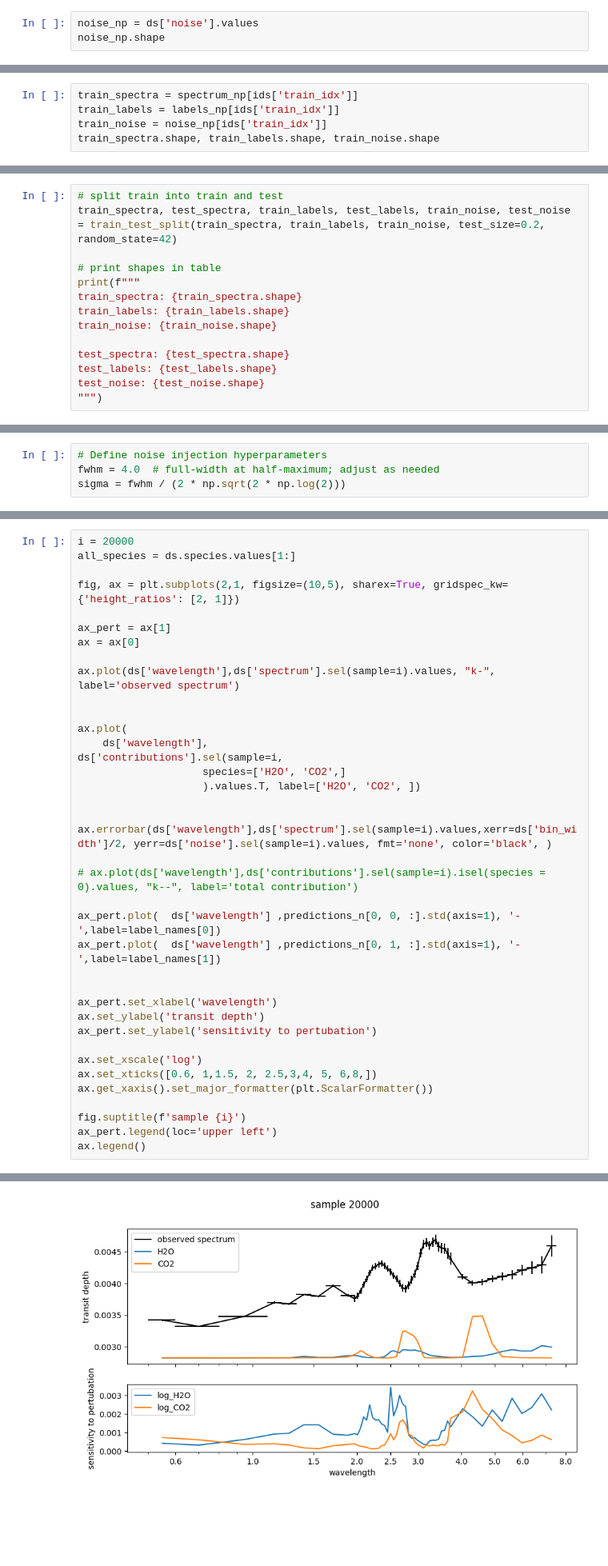
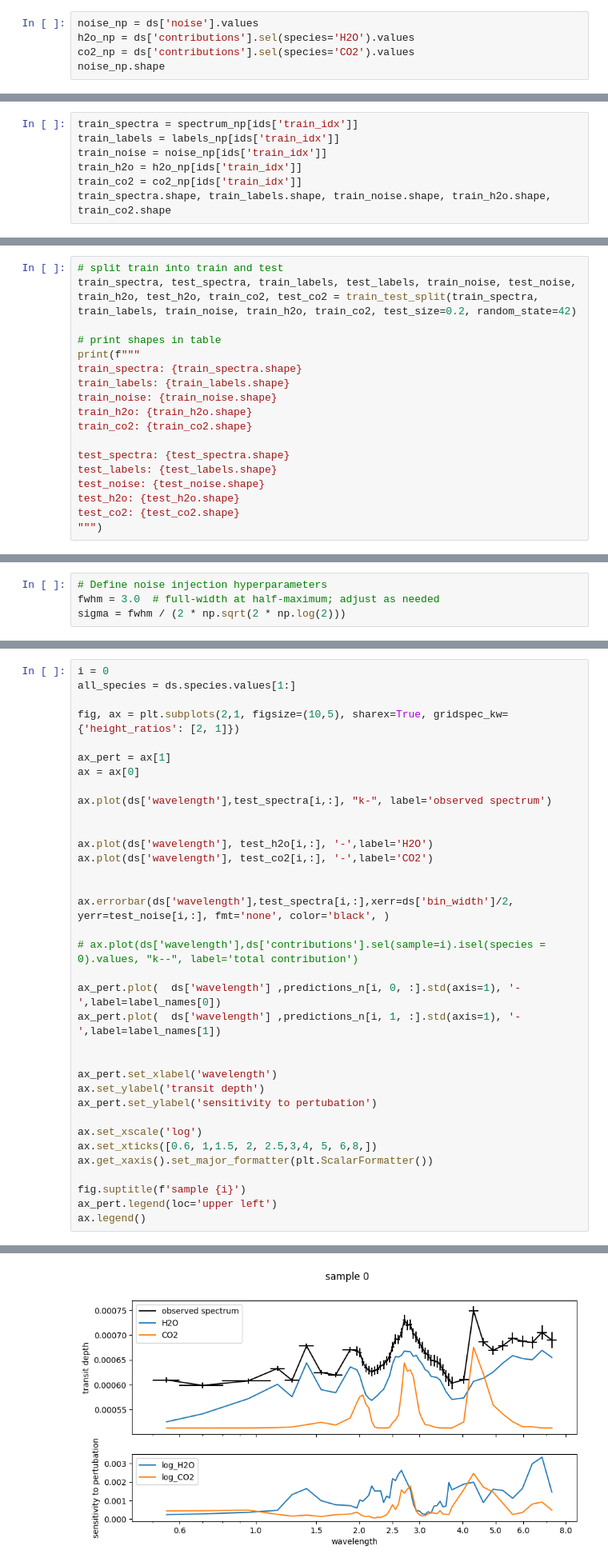
Before and after one commit to Jools-Clarke/SpeciesRetrieval, a Jupyter notebook: data_loader.ipynb, the cells around one changed output, grey strips where cells are left out. Shown at 80% size. Saved outputs shown, nothing was run; the diff lists cells and outputs as text; blank space fills up the shorter version.

Commit message:
fixed issues with plotting indexing

```diff
--- a/data_loader.ipynb
+++ b/data_loader.ipynb
@@ -118,6 +118,8 @@ spectrum_np.shape
 (91392, 52)
 # %%
 noise_np = ds['noise'].values
+h2o_np = ds['contributions'].sel(species='H2O').values
+co2_np = ds['contributions'].sel(species='CO2').values
 noise_np.shape
 # %% [output]
 (91392, 52)
@@ -125,5 +127,7 @@ noise_np.shape
 train_spectra = spectrum_np[ids['train_idx']]
 train_labels = labels_np[ids['train_idx']]
 train_noise = noise_np[ids['train_idx']]
-train_spectra.shape, train_labels.shape, train_noise.shape
+train_h2o = h2o_np[ids['train_idx']]
+train_co2 = co2_np[ids['train_idx']]
+train_spectra.shape, train_labels.shape, train_noise.shape, train_h2o.shape, train_co2.shape
 # %% [output]
@@ -135,17 +139,21 @@ train_spectra.shape, train_labels.shape, train_noise.shape
 # validation_spectra.shape, validation_labels.shape, validation_noise.shape
 # %%
 # split train into train and test
-train_spectra, test_spectra, train_labels, test_labels, train_noise, test_noise = train_test_split(train_spectra, train_labels, train_noise, test_size=0.2, random_state=42)
+train_spectra, test_spectra, train_labels, test_labels, train_noise, test_noise, train_h2o, test_h2o, train_co2, test_co2 = train_test_split(train_spectra, train_labels, train_noise, train_h2o, train_co2, test_size=0.2, random_state=42)
 
 # print shapes in table
 print(f"""
 train_spectra: {train_spectra.shape}
 train_labels: {train_labels.shape}
 train_noise: {train_noise.shape}
+train_h2o: {train_h2o.shape}
+train_co2: {train_co2.shape}
 
 test_spectra: {test_spectra.shape}
 test_labels: {test_labels.shape}
 test_noise: {test_noise.shape}
+test_h2o: {test_h2o.shape}
+test_co2: {test_co2.shape}
 """)
 # %% [output]
 train_spectra: (58490, 52)
@@ -742,7 +767,7 @@ ax.legend()
 ## modified noise injection
 # %%
 # Define noise injection hyperparameters
-fwhm = 4.0  # full-width at half-maximum; adjust as needed
+fwhm = 3.0  # full-width at half-maximum; adjust as needed
 sigma = fwhm / (2 * np.sqrt(2 * np.log(2)))
 # %%
 # test_spectra and observation_uncertainty shapes (n_samples, 52)
@@ -819,43 +844,40 @@ print("Predictions shape:", predictions_n.shape)  # Should be (n_samples, 2, 52,
 # %% [output]
 Predictions shape: torch.Size([14623, 2, 52, 10])
 # %%
-i = 20000
+i = 0
 all_species = ds.species.values[1:]
 
 fig, ax = plt.subplots(2,1, figsize=(10,5), sharex=True, gridspec_kw={'height_ratios': [2, 1]})
 
 ax_pert = ax[1]
 ax = ax[0]
 
-ax.plot(ds['wavelength'],ds['spectrum'].sel(sample=i).values, "k-", label='observed spectrum')
+ax.plot(ds['wavelength'],test_spectra[i,:], "k-", label='observed spectrum')
 
 
-ax.plot(
-    ds['wavelength'],
-ds['contributions'].sel(sample=i,
-                    species=['H2O', 'CO2',]
-                    ).values.T, label=['H2O', 'CO2', ])
+ax.plot(ds['wavelength'], test_h2o[i,:], '-',label='H2O')
+ax.plot(ds['wavelength'], test_co2[i,:], '-',label='CO2')
 
 
-ax.errorbar(ds['wavelength'],ds['spectrum'].sel(sample=i).values,xerr=ds['bin_width']/2, yerr=ds['noise'].sel(sample=i).values, fmt='none', color='black', )
+ax.errorbar(ds['wavelength'],test_spectra[i,:],xerr=ds['bin_width']/2, yerr=test_noise[i,:], fmt='none', color='black', )
 
 # ax.plot(ds['wavelength'],ds['contributions'].sel(sample=i).isel(species = 0).values, "k--", label='total contribution')
 
-ax_pert.plot(  ds['wavelength'] ,predictions_n[0, 0, :].std(axis=1), '-',label=label_names[0])
-ax_pert.plot(  ds['wavelength'] ,predictions_n[0, 1, :].std(axis=1), '-',label=label_names[1])
+ax_pert.plot(  ds['wavelength'] ,predictions_n[i, 0, :].std(axis=1), '-',label=label_names[0])
+ax_pert.plot(  ds['wavelength'] ,predictions_n[i, 1, :].std(axis=1), '-',label=label_names[1])
 
 
 ax_pert.set_xlabel('wavelength')
 ax.set_ylabel('transit depth')
 ax_pert.set_ylabel('sensitivity to pertubation')
 
 ax.set_xscale('log')
 ax.set_xticks([0.6, 1,1.5, 2, 2.5,3,4, 5, 6,8,])
 ax.get_xaxis().set_major_formatter(plt.ScalarFormatter())
 
 fig.suptitle(f'sample {i}')
 ax_pert.legend(loc='upper left')
 ax.legend()
 # %% [output]
 <matplotlib.legend.Legend at 0x...>
-[figure, old version]
+[figure, new version]
```
Also changed, not shown: parts of 15 cells of this notebook.
